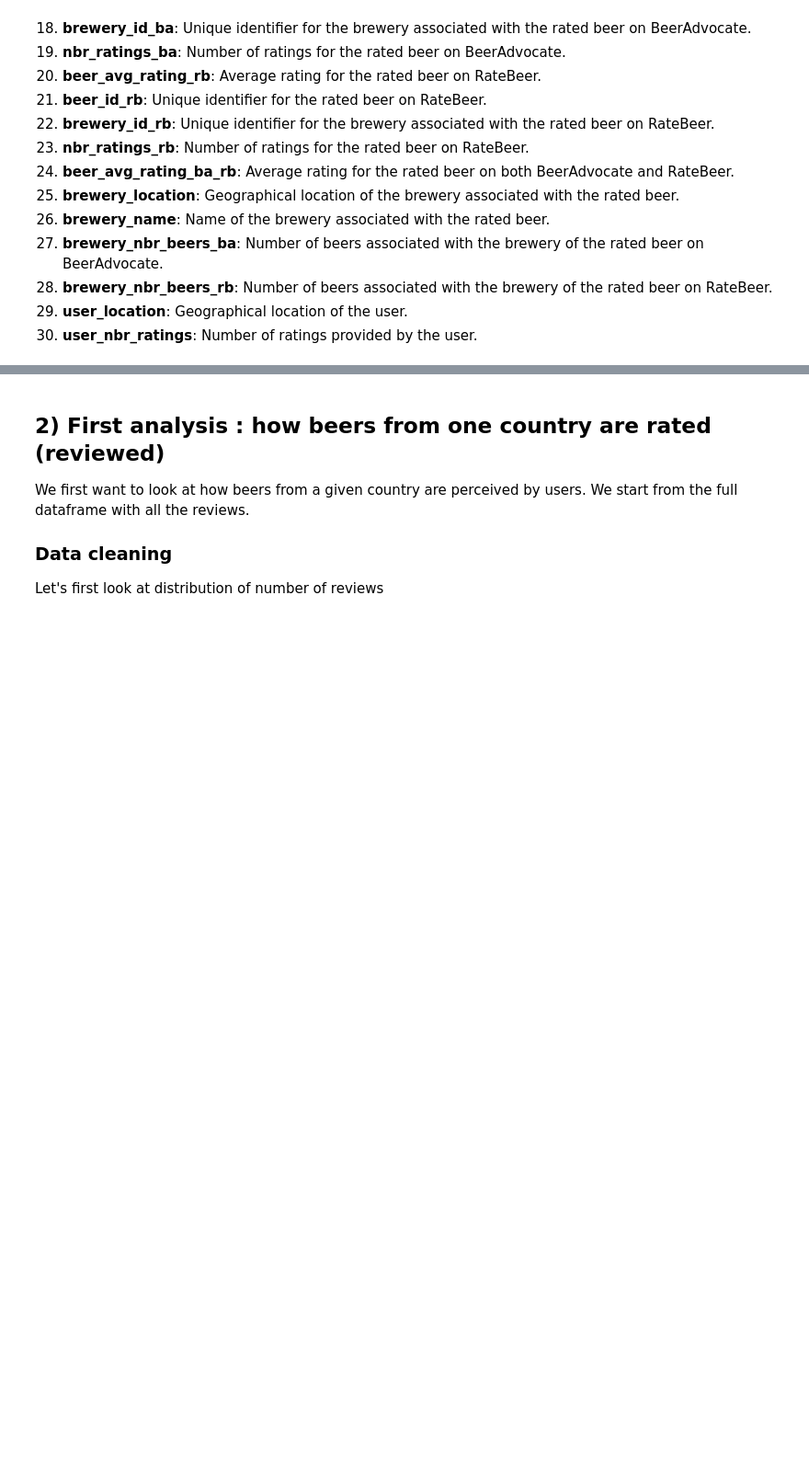
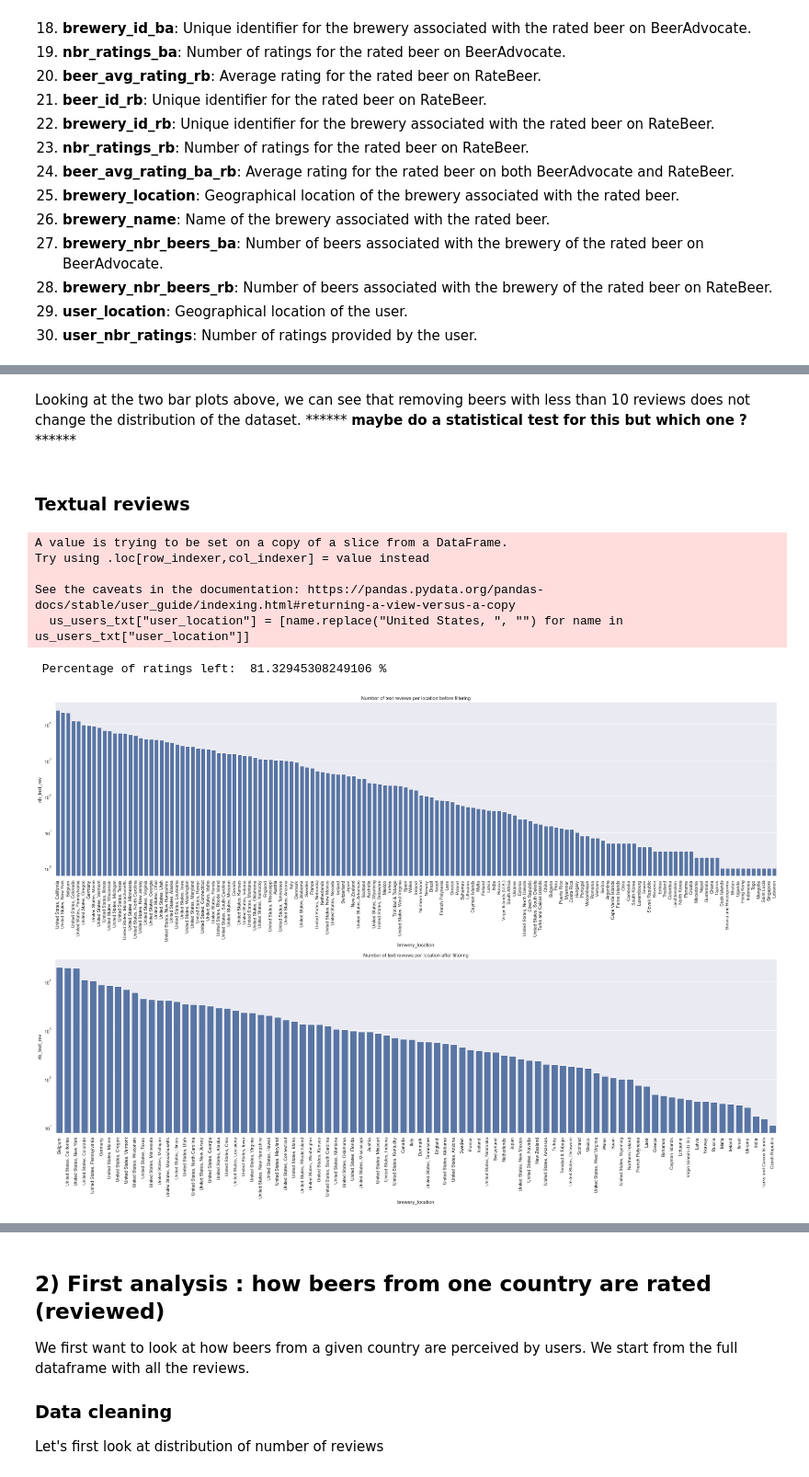
Before and after one commit to epfl-ada/ada-2023-project-riskybiscuits, a Jupyter notebook: main.ipynb, the cells around one changed output, grey strips where cells are left out. Shown at 92% size. Drawn from its saved outputs; the diff is of its cells as text; code cells hidden in the pictures; blank space fills up the shorter version.

```diff
--- a/main.ipynb
+++ b/main.ipynb
@@ -155,0 +227,61 @@ reviews_df.head()
+# %% [markdown]
+Looking at the two bar plots above, we can see that removing beers with less than 10 reviews does not change the distribution of the dataset. ****** **maybe do a statistical test for this but which one ?** ******
+# %% [markdown]
+### Textual reviews
+# %%
+world_ratings = reviews_df.copy()
+#drop rows where user_location is NaN
+world_ratings = world_ratings.dropna()
+
+#create df with only users from the us
+us_users_txt = world_ratings[world_ratings["user_location"].str.contains("United States")]
+
+us_users_txt["user_location"] = [name.replace("United States, ", "") for name in us_users_txt["user_location"]]
+
+#only reviews with text review
+us_users_txt = us_users_txt[us_users_txt["text"]!="nan"]
+
+#count number of text reviews per beer
+
+us_users_txt["nb_text_rev"] = us_users_txt.groupby("beer_id")["text"].transform("count")
+
+
+unique_beers_txt = us_users_txt[["beer_id", "nb_text_rev", "brewery_location"]].copy().drop_duplicates()
+total_ratings_txt = unique_beers_txt["nb_text_rev"].sum()
+
+unique_beers_txt = unique_beers_txt.groupby("brewery_location")["nb_text_rev"].sum().sort_values(ascending=False).reset_index()
+
+fig, axs = plt.subplots(2,1,figsize=(30, 20))
+fig.tight_layout(pad = 15.0)
+sns.set(rc={"figure.figsize":(30, 10)})
+sns.barplot(x="brewery_location", y="nb_text_rev", data=unique_beers_txt, orient="v", ax=axs[0])
+axs[0].tick_params(axis="x", rotation=90)
+axs[0].set_title("Number of text reviews per location before filtering")
+axs[0].set(yscale="log")
+
+
+#only keep beers with more than 10 ratings
+us_users_txt = us_users_txt[us_users_txt["nb_text_rev"] > 10]
+
+beers_left_txt = us_users_txt[["beer_id","nb_text_rev", "brewery_location"]].copy().drop_duplicates()
+
+beers_left_txt = beers_left_txt.groupby("brewery_location")["nb_text_rev"].sum().sort_values(ascending=False).reset_index()
+
+ratings_left_txt = beers_left_txt["nb_text_rev"].sum()
+print(" Percentage of ratings left: ", ratings_left_txt / total_ratings_txt * 100, "%")
+
+beers_left_txt["Percentage of ratings"] = beers_left_txt["nb_text_rev"] / beers_left_txt["nb_text_rev"].sum() * 100
+
+sns.set(rc={"figure.figsize":(30, 10)})
+sns.barplot(x="brewery_location", y="nb_text_rev", data=beers_left_txt, orient="v", ax=axs[1])
+axs[1].set_title("Number of text reviews per location after filtering")
+axs[1].tick_params(axis="x", rotation=90)
+plt.yscale("log")
+# %% [output]
+A value is trying to be set on a copy of a slice from a DataFrame.
+Try using .loc[row_indexer,col_indexer] = value instead
+
+See the caveats in the documentation: https://pandas.pydata.org/pandas-docs/stable/user_guide/indexing.html#returning-a-view-versus-a-copy
+  us_users_txt["user_location"] = [name.replace("United States, ", "") for name in us_users_txt["user_location"]]
+ Percentage of ratings left:  81.32945308249106 %
+[figure, added]
```
Also changed, not shown: parts of 6 cells of this notebook.
